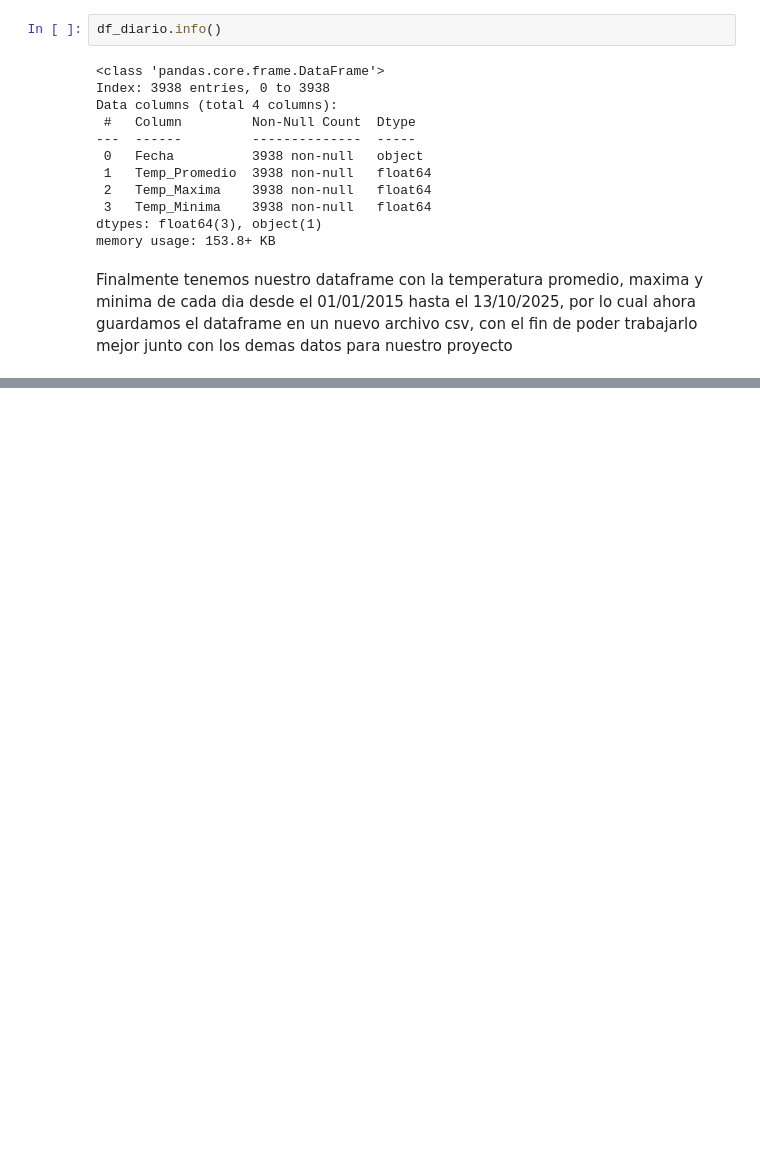
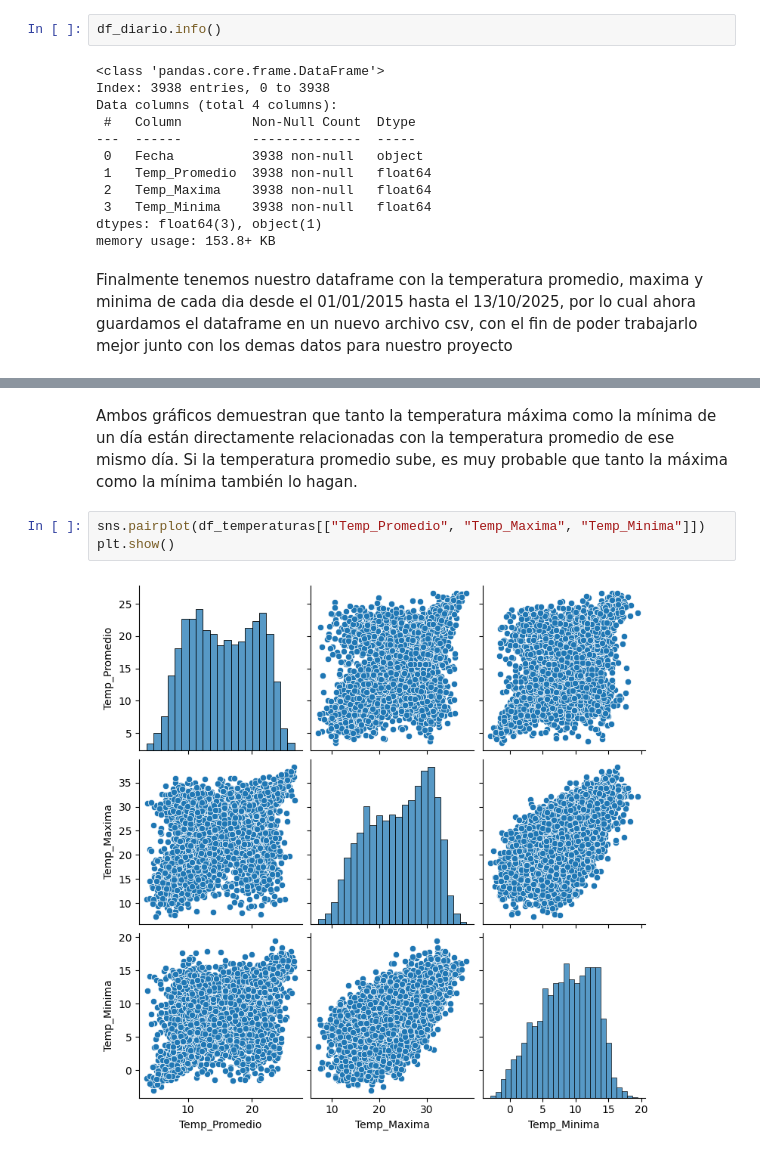
Before and after one commit to vtyphoonic/IMT2200-Proyecto, a Jupyter notebook: notebooks/Data_Meteorologica.ipynb, the cells around one changed output, grey strips where cells are left out. Cells and saved outputs as stored; diff of their text form; blank space fills up the shorter version.

```diff
--- a/notebooks/Data_Meteorologica.ipynb
+++ b/notebooks/Data_Meteorologica.ipynb
@@ -401,0 +537,7 @@ df_diario.to_csv("datos_meteorologicos_semi-limpios.csv", index=False)
+# %% [markdown]
+Ambos gráficos demuestran que tanto la temperatura máxima como la mínima de un día están directamente relacionadas con la temperatura promedio de ese mismo día. Si la temperatura promedio sube, es muy probable que tanto la máxima como la mínima también lo hagan.
+# %%
+sns.pairplot(df_temperaturas[["Temp_Promedio", "Temp_Maxima", "Temp_Minima"]])
+plt.show()
+# %% [output]
+[figure, added]
```
Also changed, not shown: parts of 19 cells of this notebook, 6 other files.
